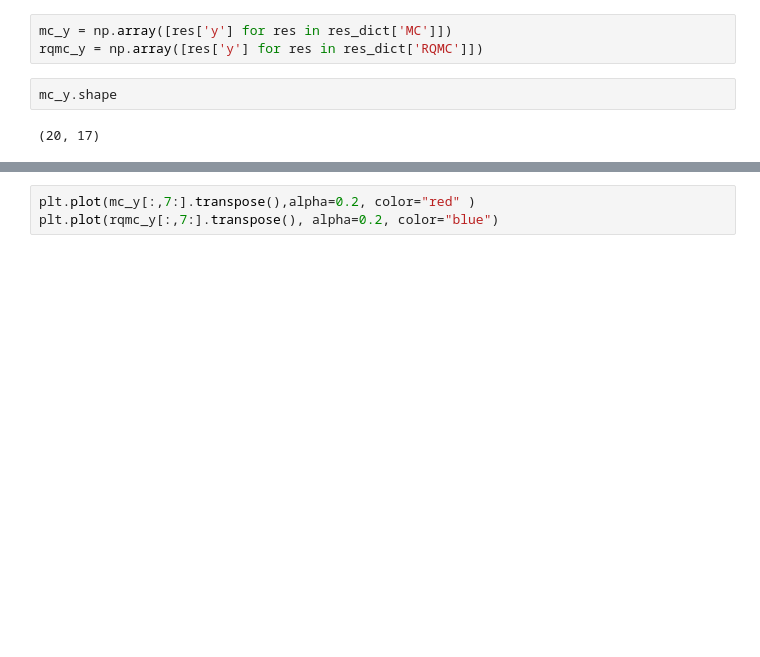
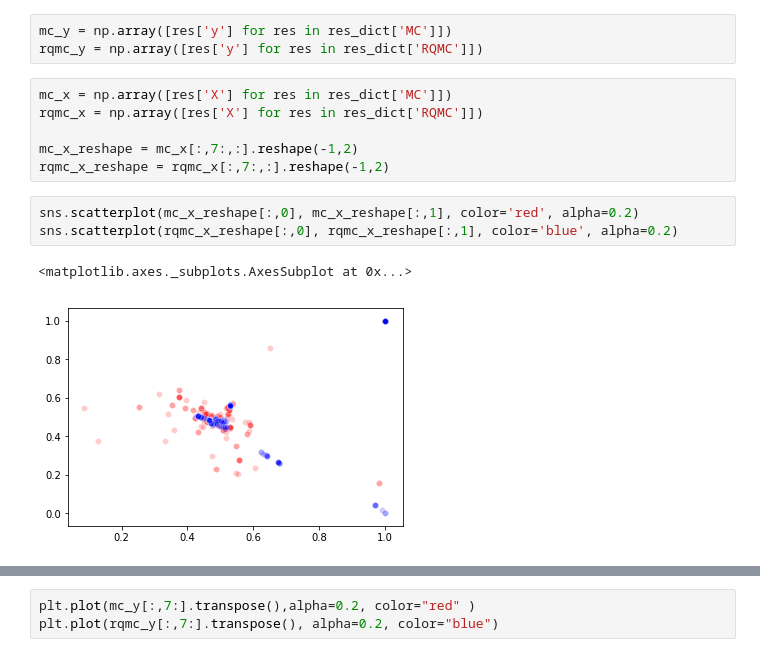
Before and after one commit to alexanderbuchholz/bayesian-optimization, a Jupyter notebook: pyro_bo/eval_pyro_sim.ipynb, the cells around one changed output, grey strips where cells are left out. Drawn from its saved outputs; the diff is of its cells as text; blank space fills up the shorter version.

```diff
--- a/pyro_bo/eval_pyro_sim.ipynb
+++ b/pyro_bo/eval_pyro_sim.ipynb
@@ -9,7 +28,15 @@ with open('pyro_bo_test.pkl', 'rb') as f:
 # %%
 mc_y = np.array([res['y'] for res in res_dict['MC']])
 rqmc_y = np.array([res['y'] for res in res_dict['RQMC']])
-# %%
-mc_y.shape
-# %% [output]
-(20, 17)
+# %%
+mc_x = np.array([res['X'] for res in res_dict['MC']])
+rqmc_x = np.array([res['X'] for res in res_dict['RQMC']])
+
+mc_x_reshape = mc_x[:,7:,:].reshape(-1,2)
+rqmc_x_reshape = rqmc_x[:,7:,:].reshape(-1,2)
+# %%
+sns.scatterplot(mc_x_reshape[:,0], mc_x_reshape[:,1], color='red', alpha=0.2)
+sns.scatterplot(rqmc_x_reshape[:,0], rqmc_x_reshape[:,1], color='blue', alpha=0.2)
+# %% [output]
+<matplotlib.axes._subplots.AxesSubplot at 0x...>
+[figure, added]
```
Also changed, not shown: parts of 7 cells of this notebook, 3 other files.
